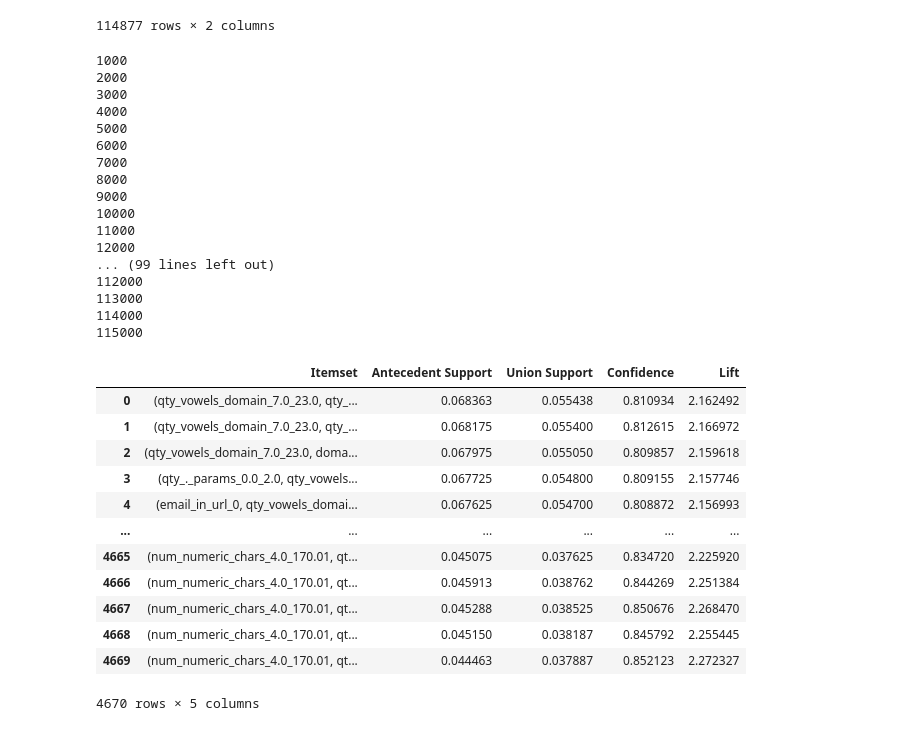
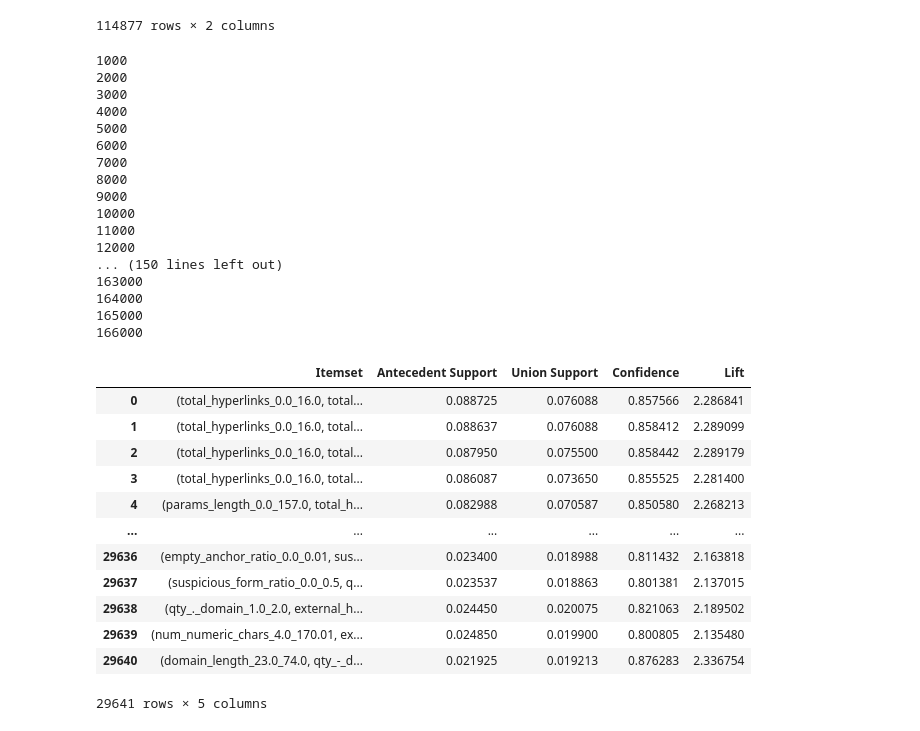
Before and after one commit to RezaAbbaszadeh/PhishingDetection, a Jupyter notebook: frequent_patterns.ipynb, the cells around one changed output. Cells and saved outputs as stored; diff of their text form; code cells hidden in the pictures.

```diff
--- a/frequent_patterns.ipynb
+++ b/frequent_patterns.ipynb
@@ -6,6 +43,6 @@ import numpy as np
 # %%
 
-filepath = "features/url_features.csv"  # Replace with your dataset file path
+filepath = "features/merged_features.csv"  # Replace with your dataset file path
 # %%
 
 df = pd.read_csv(filepath)
@@ -201,9 +240,8 @@ df.head()
 # %%
 import ast
 
-df = pd.read_csv('pattern_mining/preprocessed.csv')
+df = pd.read_csv('pattern_mining/preprocessed.csv', index_col=0)
 df['itemsets'] = df['itemsets'].apply(ast.literal_eval)
-df.drop(columns=['Unnamed: 0'])
 # %% [output]
 |  | itemsets |
 | 0 | [qty_._url_2.0_3.0, qty_-_url_0.0... |
@@ -284,7 +322,7 @@ def mine_frequent_itemsets(df_itemsets, label, min_support=0.01):
     return combined_frequent_itemsets
 
 
-min_support = 0.1  # Adjust minimum support threshold
+min_support = 0.05  # Adjust minimum support threshold
 # Mine frequent itemsets
 frequent_itemset_0 = mine_frequent_itemsets(df, 'phishing_0', min_support)
 frequent_itemset_1 = mine_frequent_itemsets(df, 'phishing_1', min_support)
@@ -426,36 +464,36 @@ frequent_itemset_1
 114877 rows × 2 columns
 # %%
 rules_df = generate_association_rules(df, frequent_itemset_1['itemsets'], 'phishing_1')
-rules_df.to_csv('pattern_mining/rules_1_2.csv')
+rules_df.to_csv('pattern_mining/rules_1_4.csv')
 rules_df
 # %% [output]
 1000
 2000
 3000
 4000
 5000
 6000
 7000
 8000
 9000
 10000
 11000
 12000
-... (99 lines left out)
-112000
-113000
-114000
-115000
+... (150 lines left out)
+163000
+164000
+165000
+166000
 |  | Itemset | Antecedent Support | Union Support | Confidence | Lift |
-| 0 | (qty_vowels_domain_7.0_23.0, qty_... | 0.068363 | 0.055438 | 0.810934 | 2.162492 |
-| 1 | (qty_vowels_domain_7.0_23.0, qty_... | 0.068175 | 0.055400 | 0.812615 | 2.166972 |
-| 2 | (qty_vowels_domain_7.0_23.0, doma... | 0.067975 | 0.055050 | 0.809857 | 2.159618 |
-| 3 | (qty_._params_0.0_2.0, qty_vowels... | 0.067725 | 0.054800 | 0.809155 | 2.157746 |
-| 4 | (email_in_url_0, qty_vowels_domai... | 0.067625 | 0.054700 | 0.808872 | 2.156993 |
+| 0 | (total_hyperlinks_0.0_16.0, total... | 0.088725 | 0.076088 | 0.857566 | 2.286841 |
+| 1 | (total_hyperlinks_0.0_16.0, total... | 0.088637 | 0.076088 | 0.858412 | 2.289099 |
+| 2 | (total_hyperlinks_0.0_16.0, total... | 0.087950 | 0.075500 | 0.858442 | 2.289179 |
+| 3 | (total_hyperlinks_0.0_16.0, total... | 0.086087 | 0.073650 | 0.855525 | 2.281400 |
+| 4 | (params_length_0.0_157.0, total_h... | 0.082988 | 0.070587 | 0.850580 | 2.268213 |
 | ... | ... | ... | ... | ... | ... |
-| 4665 | (num_numeric_chars_4.0_170.01, qt... | 0.045075 | 0.037625 | 0.834720 | 2.225920 |
-| 4666 | (num_numeric_chars_4.0_170.01, qt... | 0.045913 | 0.038762 | 0.844269 | 2.251384 |
-| 4667 | (num_numeric_chars_4.0_170.01, qt... | 0.045288 | 0.038525 | 0.850676 | 2.268470 |
-| 4668 | (num_numeric_chars_4.0_170.01, qt... | 0.045150 | 0.038187 | 0.845792 | 2.255445 |
-| 4669 | (num_numeric_chars_4.0_170.01, qt... | 0.044463 | 0.037887 | 0.852123 | 2.272327 |
+| 29636 | (empty_anchor_ratio_0.0_0.01, sus... | 0.023400 | 0.018988 | 0.811432 | 2.163818 |
+| 29637 | (suspicious_form_ratio_0.0_0.5, q... | 0.023537 | 0.018863 | 0.801381 | 2.137015 |
+| 29638 | (qty_._domain_1.0_2.0, external_h... | 0.024450 | 0.020075 | 0.821063 | 2.189502 |
+| 29639 | (num_numeric_chars_4.0_170.01, ex... | 0.024850 | 0.019900 | 0.800805 | 2.135480 |
+| 29640 | (domain_length_23.0_74.0, qty_-_d... | 0.021925 | 0.019213 | 0.876283 | 2.336754 |
-4670 rows × 5 columns
+29641 rows × 5 columns
```
Also changed, not shown: parts of 6 cells of this notebook, 6 other files.
